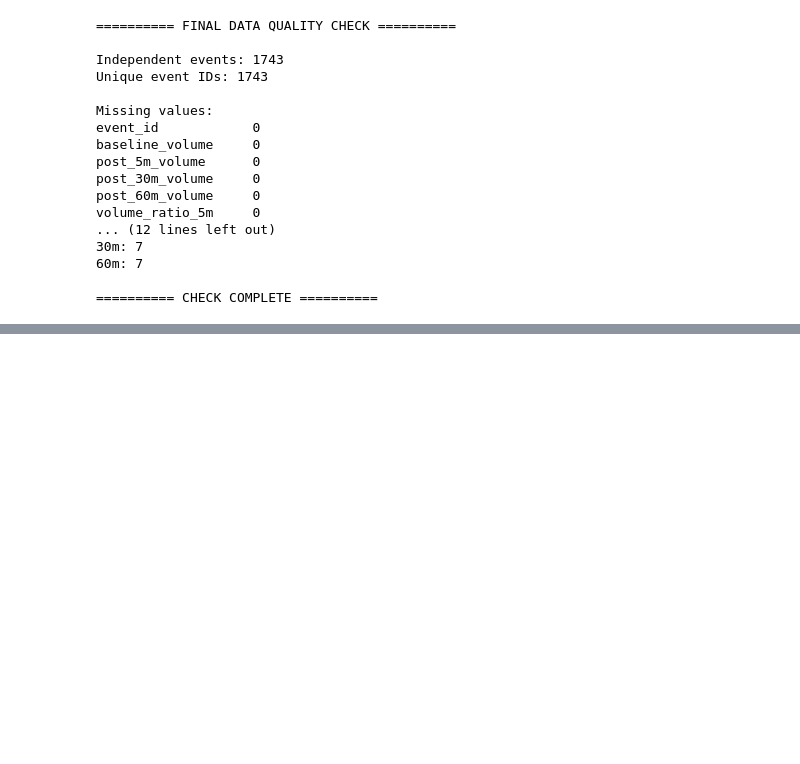
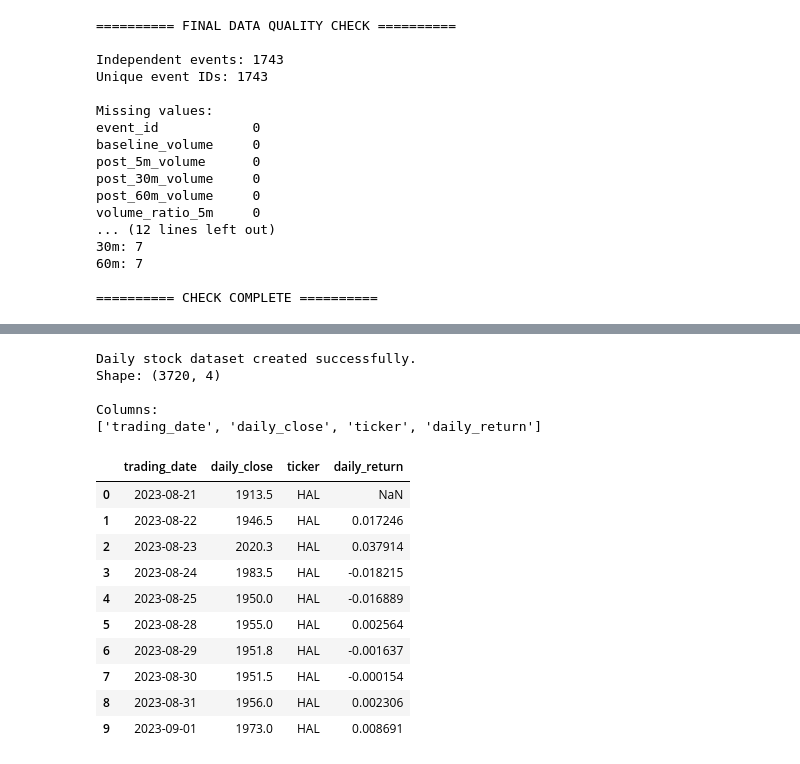
Before and after one commit to Piyushjain121/corporate-announcement-event-study, a Jupyter notebook: Corporate_Announcement_Event_Study_CLEAN.ipynb, the cells around one changed output, grey strips where cells are left out. Saved outputs shown, nothing was run; the diff lists cells and outputs as text; code cells hidden in the pictures; blank space fills up the shorter version.

```diff
--- a/Corporate_Announcement_Event_Study_CLEAN.ipynb
+++ b/Corporate_Announcement_Event_Study_CLEAN.ipynb
@@ -2488,0 +2610,66 @@ Yes. Winsorizing returns at the 1st/99th percentile shifted the mean by only a f
+# %%
+# ============================================================
+# PEAD: Create daily closing-price dataset from original stocks
+# ============================================================
+
+daily_stock_list = []
+
+for ticker, stock_data in stocks.items():
+    temp = stock_data.copy()
+
+    temp["date"] = pd.to_datetime(temp["date"])
+    temp["trading_date"] = temp["date"].dt.normalize()
+
+    # Last available market price of each trading day
+    daily = (
+        temp
+        .sort_values("date")
+        .groupby("trading_date", as_index=False)
+        .agg(
+            daily_close=("close", "last")
+        )
+    )
+
+    daily["ticker"] = ticker
+
+    daily_stock_list.append(daily)
+
+daily_stock = pd.concat(
+    daily_stock_list,
+    ignore_index=True
+)
+
+# Calculate daily simple returns separately for each stock
+daily_stock = daily_stock.sort_values(
+    ["ticker", "trading_date"]
+).reset_index(drop=True)
+
+daily_stock["daily_return"] = (
+    daily_stock
+    .groupby("ticker")["daily_close"]
+    .pct_change()
+)
+
+print("Daily stock dataset created successfully.")
+print("Shape:", daily_stock.shape)
+print("\nColumns:")
+print(daily_stock.columns.tolist())
+
+display(daily_stock.head(10))
+# %% [output]
+Daily stock dataset created successfully.
+Shape: (3720, 4)
+
+Columns:
+['trading_date', 'daily_close', 'ticker', 'daily_return']
+|  | trading_date | daily_close | ticker | daily_return |
+| 0 | 2023-08-21 | 1913.5 | HAL | NaN |
+| 1 | 2023-08-22 | 1946.5 | HAL | 0.017246 |
+| 2 | 2023-08-23 | 2020.3 | HAL | 0.037914 |
+| 3 | 2023-08-24 | 1983.5 | HAL | -0.018215 |
+| 4 | 2023-08-25 | 1950.0 | HAL | -0.016889 |
+| 5 | 2023-08-28 | 1955.0 | HAL | 0.002564 |
+| 6 | 2023-08-29 | 1951.8 | HAL | -0.001637 |
+| 7 | 2023-08-30 | 1951.5 | HAL | -0.000154 |
+| 8 | 2023-08-31 | 1956.0 | HAL | 0.002306 |
+| 9 | 2023-09-01 | 1973.0 | HAL | 0.008691 |
```
Also changed, not shown: parts of 15 cells of this notebook.
